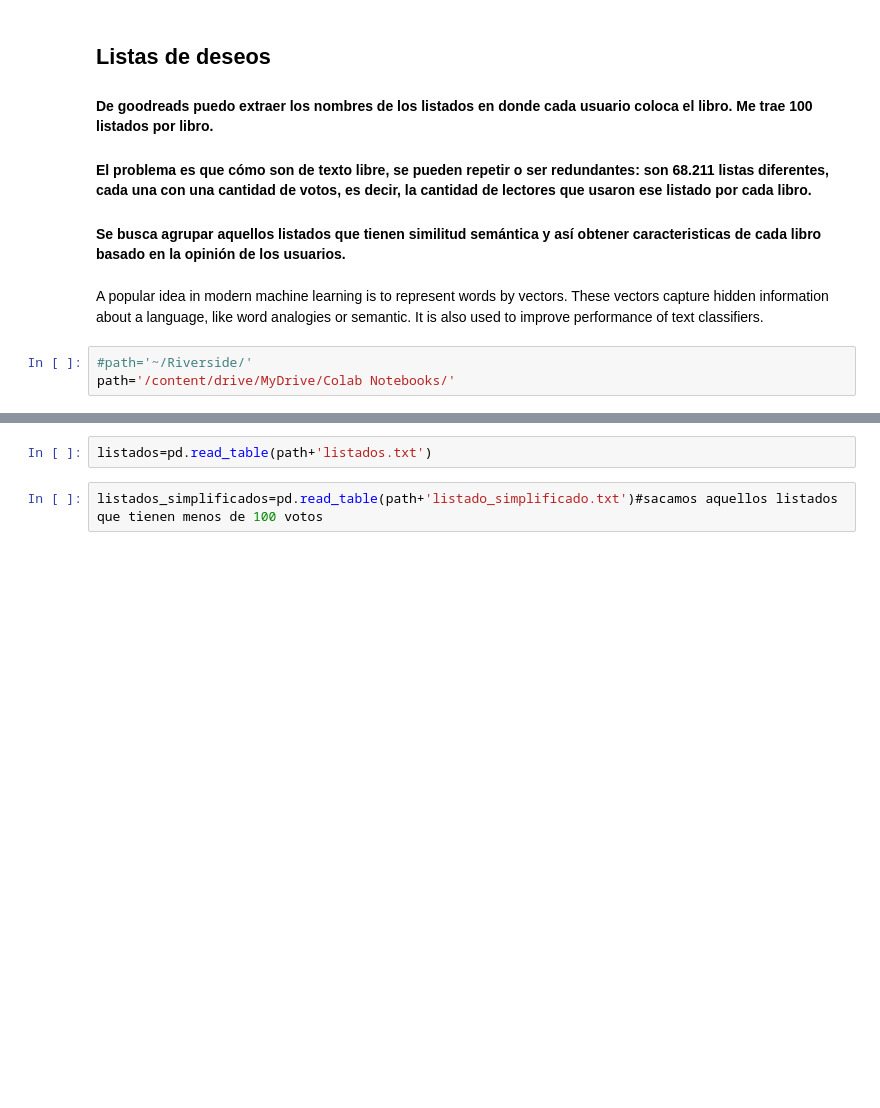
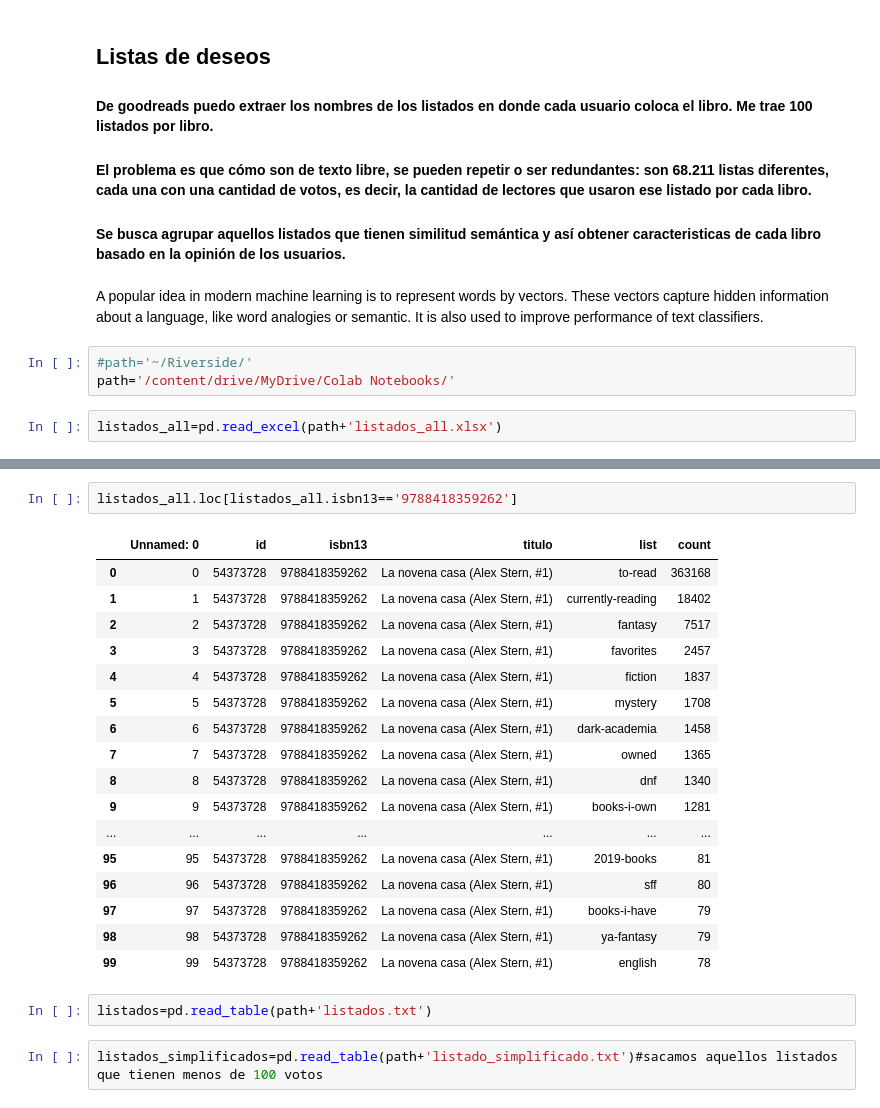
Before and after one commit to fldiaz/NLP-examples, a Jupyter notebook: 1_fastext_bert_listados.ipynb, the cells around one changed output, grey strips where cells are left out. Cells and saved outputs as stored; diff of their text form; blank space fills up the shorter version.

```diff
--- a/1_fastext_bert_listados.ipynb
+++ b/1_fastext_bert_listados.ipynb
@@ -60,3 +86,5 @@ A popular idea in modern machine learning is to represent words by vectors. Thes
 # %%
 #path='~/Riverside/'
 path='/content/drive/MyDrive/Colab Notebooks/'
+# %%
+listados_all=pd.read_excel(path+'listados_all.xlsx')
@@ -63,3 +110,23 @@ path='/content/drive/MyDrive/Colab Notebooks/'
+# %%
+listados_all.loc[listados_all.isbn13=='9788418359262']
+# %% [output]
+|  | Unnamed: 0 | id | isbn13 | titulo | list | count |
+| 0 | 0 | 54373728 | 9788418359262 | La novena casa (Alex Stern, #1) | to-read | 363168 |
+| 1 | 1 | 54373728 | 9788418359262 | La novena casa (Alex Stern, #1) | currently-reading | 18402 |
+| 2 | 2 | 54373728 | 9788418359262 | La novena casa (Alex Stern, #1) | fantasy | 7517 |
+| 3 | 3 | 54373728 | 9788418359262 | La novena casa (Alex Stern, #1) | favorites | 2457 |
+| 4 | 4 | 54373728 | 9788418359262 | La novena casa (Alex Stern, #1) | fiction | 1837 |
+| 5 | 5 | 54373728 | 9788418359262 | La novena casa (Alex Stern, #1) | mystery | 1708 |
+| 6 | 6 | 54373728 | 9788418359262 | La novena casa (Alex Stern, #1) | dark-academia | 1458 |
+| 7 | 7 | 54373728 | 9788418359262 | La novena casa (Alex Stern, #1) | owned | 1365 |
+| 8 | 8 | 54373728 | 9788418359262 | La novena casa (Alex Stern, #1) | dnf | 1340 |
+| 9 | 9 | 54373728 | 9788418359262 | La novena casa (Alex Stern, #1) | books-i-own | 1281 |
+| ... | ... | ... | ... | ... | ... | ... |
+| 95 | 95 | 54373728 | 9788418359262 | La novena casa (Alex Stern, #1) | 2019-books | 81 |
+| 96 | 96 | 54373728 | 9788418359262 | La novena casa (Alex Stern, #1) | sff | 80 |
+| 97 | 97 | 54373728 | 9788418359262 | La novena casa (Alex Stern, #1) | books-i-have | 79 |
+| 98 | 98 | 54373728 | 9788418359262 | La novena casa (Alex Stern, #1) | ya-fantasy | 79 |
+| 99 | 99 | 54373728 | 9788418359262 | La novena casa (Alex Stern, #1) | english | 78 |
 # %%
 listados=pd.read_table(path+'listados.txt')
 # %%
```
Also changed, not shown: parts of 12 cells of this notebook.
